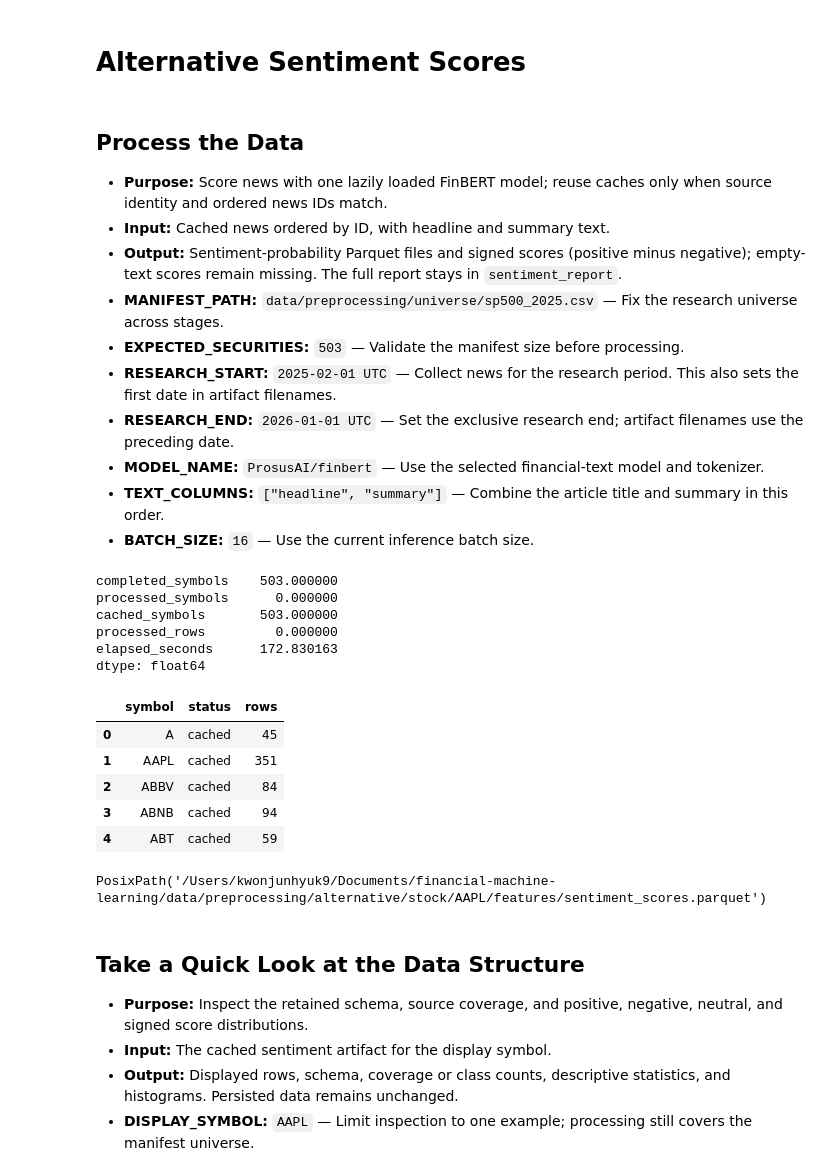
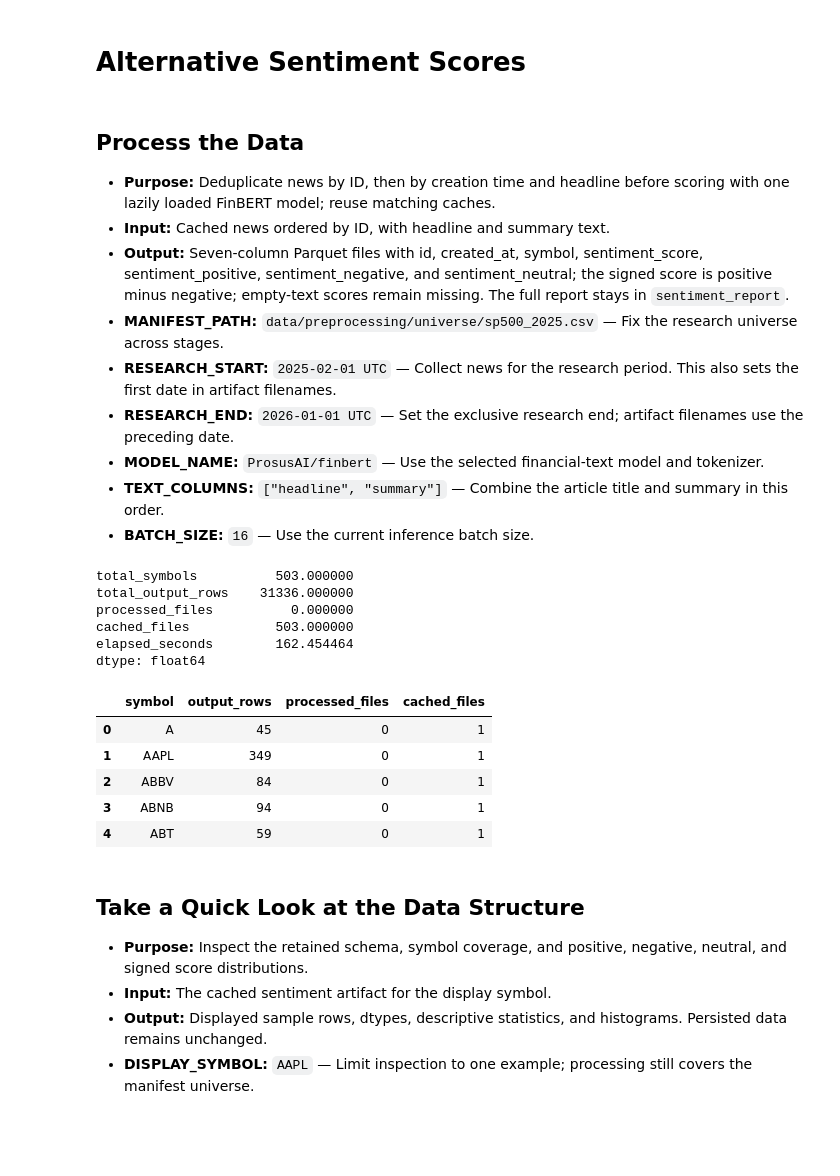
Before and after one commit to kwonjunhyuk9/financial-machine-learning, a Jupyter notebook: notebooks/preprocessing/alternative_sentiment_scores.ipynb, the cells around one changed output. Cells and saved outputs as stored; diff of their text form; code cells hidden in the pictures; blank space fills up the shorter version.

Commit message:
Standardized data schemas

```diff
--- a/notebooks/preprocessing/alternative_sentiment_scores.ipynb
+++ b/notebooks/preprocessing/alternative_sentiment_scores.ipynb
@@ -3,11 +3,10 @@
 # %% [markdown]
 ## Process the Data
 
-- **Purpose:** Score news with one lazily loaded FinBERT model; reuse caches only when source identity and ordered news IDs match.
+- **Purpose:** Deduplicate news by ID, then by creation time and headline before scoring with one lazily loaded FinBERT model; reuse matching caches.
 - **Input:** Cached news ordered by ID, with headline and summary text.
-- **Output:** Sentiment-probability Parquet files and signed scores (positive minus negative); empty-text scores remain missing. The full report stays in `sentiment_report`.
+- **Output:** Seven-column Parquet files with id, created_at, symbol, sentiment_score, sentiment_positive, sentiment_negative, and sentiment_neutral; the signed score is positive minus negative; empty-text scores remain missing. The full report stays in `sentiment_report`.
 - **MANIFEST_PATH:** `data/preprocessing/universe/sp500_2025.csv` — Fix the research universe across stages.
-- **EXPECTED_SECURITIES:** `503` — Validate the manifest size before processing.
 - **RESEARCH_START:** `2025-02-01 UTC` — Collect news for the research period. This also sets the first date in artifact filenames.
 - **RESEARCH_END:** `2026-01-01 UTC` — Set the exclusive research end; artifact filenames use the preceding date.
 - **MODEL_NAME:** `ProsusAI/finbert` — Use the selected financial-text model and tokenizer.
@@ -41,7 +40,6 @@ started = perf_counter()
 sentiment_report = build_sentiment_features(
     paths,
     manifest_path=MANIFEST_PATH,
-    expected_securities=EXPECTED_SECURITIES,
     start=RESEARCH_START,
     end=RESEARCH_END,
     model_name=MODEL_NAME,
@@ -51,34 +49,32 @@ sentiment_report = build_sentiment_features(
 )
 elapsed_seconds = perf_counter() - started
 # %%
-cached = sentiment_report["status"].eq("cached")
 display(pd.Series({
-    "completed_symbols": len(sentiment_report),
-    "processed_symbols": (~cached).sum(),
-    "cached_symbols": cached.sum(),
-    "processed_rows": sentiment_report.loc[~cached].get("rows", pd.Series(dtype=float)).sum(),
+    "total_symbols": len(sentiment_report),
+    "total_output_rows": sentiment_report["output_rows"].sum(),
+    "processed_files": sentiment_report["processed_files"].sum(),
+    "cached_files": sentiment_report["cached_files"].sum(),
     "elapsed_seconds": elapsed_seconds,
 }))
 display(sentiment_report.head(5))
 # %% [output]
-completed_symbols    503.000000
-processed_symbols      0.000000
-cached_symbols       503.000000
-processed_rows         0.000000
-elapsed_seconds      172.830163
+total_symbols          503.000000
+total_output_rows    31336.000000
+processed_files          0.000000
+cached_files           503.000000
+elapsed_seconds        162.454464
 dtype: float64
-|  | symbol | status | rows |
-| 0 | A | cached | 45 |
-| 1 | AAPL | cached | 351 |
-| 2 | ABBV | cached | 84 |
-| 3 | ABNB | cached | 94 |
-| 4 | ABT | cached | 59 |
+|  | symbol | output_rows | processed_files | cached_files |
+| 0 | A | 45 | 0 | 1 |
+| 1 | AAPL | 349 | 0 | 1 |
+| 2 | ABBV | 84 | 0 | 1 |
+| 3 | ABNB | 94 | 0 | 1 |
+| 4 | ABT | 59 | 0 | 1 |
-PosixPath('/Users/kwonjunhyuk9/Documents/financial-machine-learning/data/preprocessing/alternative/stock/AAPL/features/sentiment_scores.parquet')
 # %% [markdown]
 ## Take a Quick Look at the Data Structure
 
-- **Purpose:** Inspect the retained schema, source coverage, and positive, negative, neutral, and signed score distributions.
+- **Purpose:** Inspect the retained schema, symbol coverage, and positive, negative, neutral, and signed score distributions.
 - **Input:** The cached sentiment artifact for the display symbol.
-- **Output:** Displayed rows, schema, coverage or class counts, descriptive statistics, and histograms. Persisted data remains unchanged.
+- **Output:** Displayed sample rows, dtypes, descriptive statistics, and histograms. Persisted data remains unchanged.
 - **DISPLAY_SYMBOL:** `AAPL` — Limit inspection to one example; processing still covers the manifest universe.
 # %%
```
Also changed, not shown: parts of 6 cells of this notebook, 30 other files.
